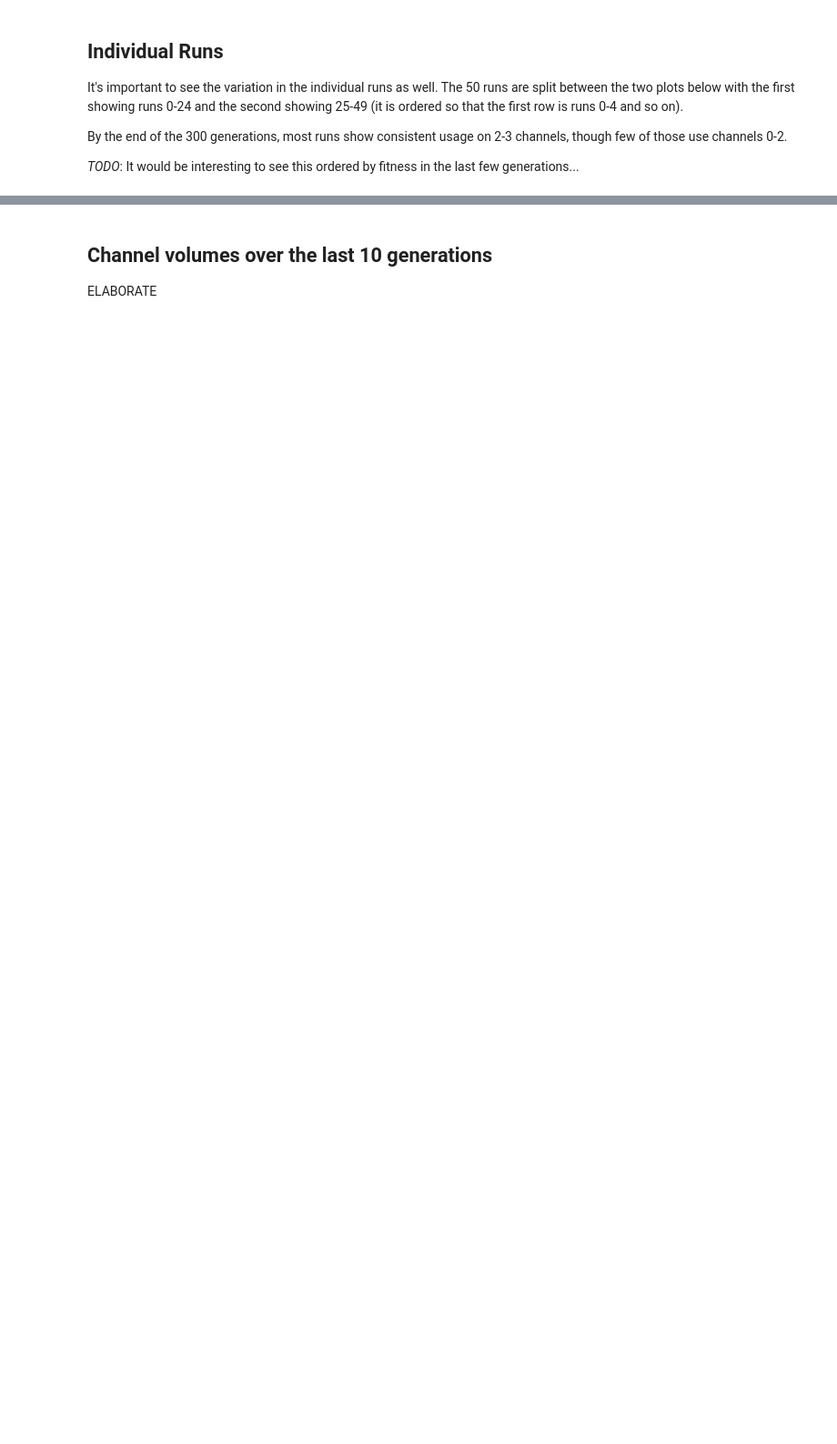
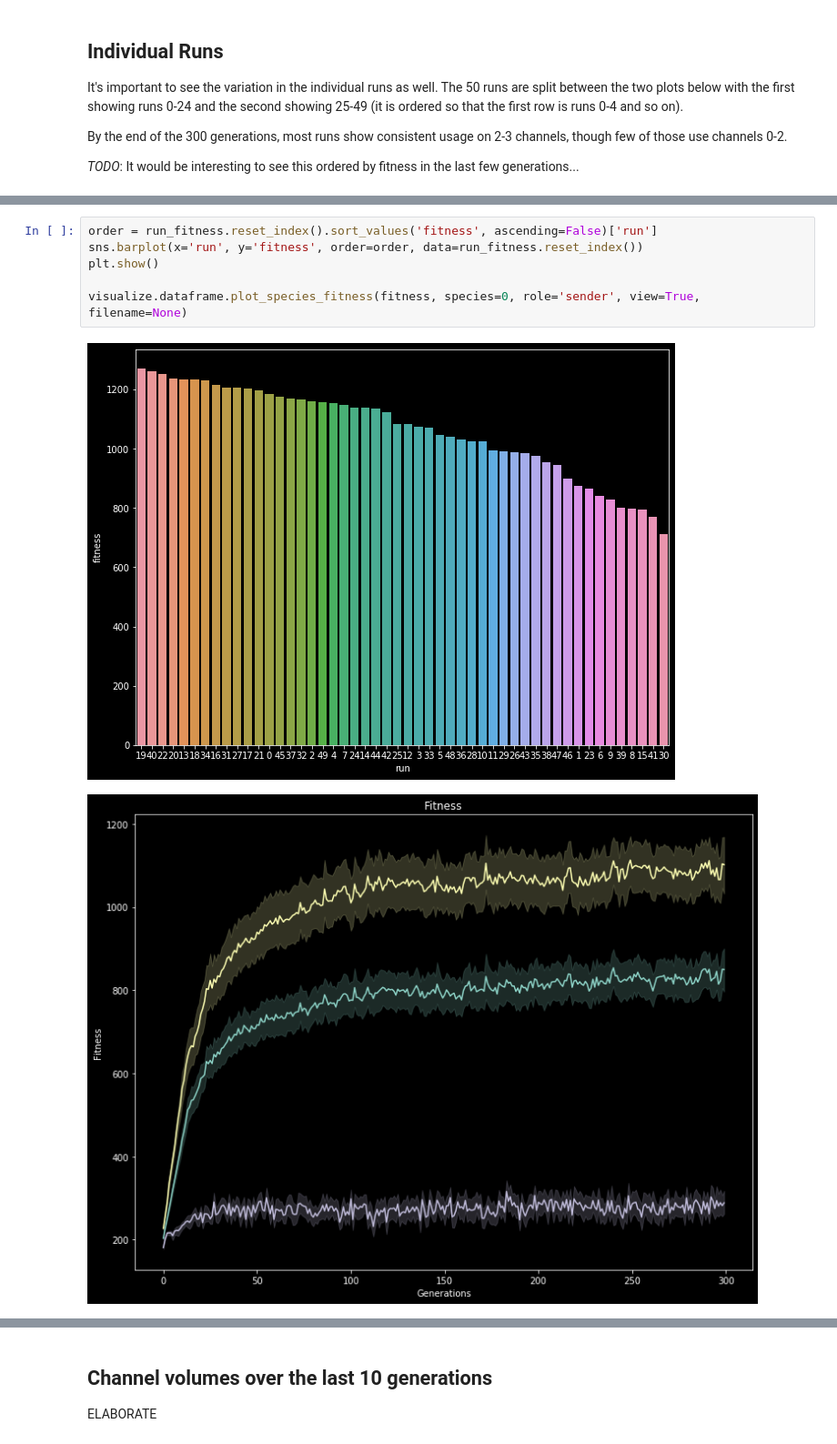
Before and after one commit to dkadish/EvolvingSonicNiches, a Jupyter notebook: runs/300_generations_noise_on_0-2.ipynb, the cells around one changed output, grey strips where cells are left out. Shown at 91% size. Cells and saved outputs as stored; diff of their text form; blank space fills up the shorter version.

```diff
--- a/runs/300_generations_noise_on_0-2.ipynb
+++ b/runs/300_generations_noise_on_0-2.ipynb
@@ -71 +81,10 @@ KeyError: "['std'] not found in axis"
+# %%
+order = run_fitness.reset_index().sort_values('fitness', ascending=False)['run']
+sns.barplot(x='run', y='fitness', order=order, data=run_fitness.reset_index())
+plt.show()
+
+visualize.dataframe.plot_species_fitness(fitness, species=0, role='sender', view=True, filename=None)
+# %% [output]
+[figure, added]
+[figure, added]
 # %% [markdown]
```
Also changed, not shown: parts of 7 cells of this notebook, 7 other files.
